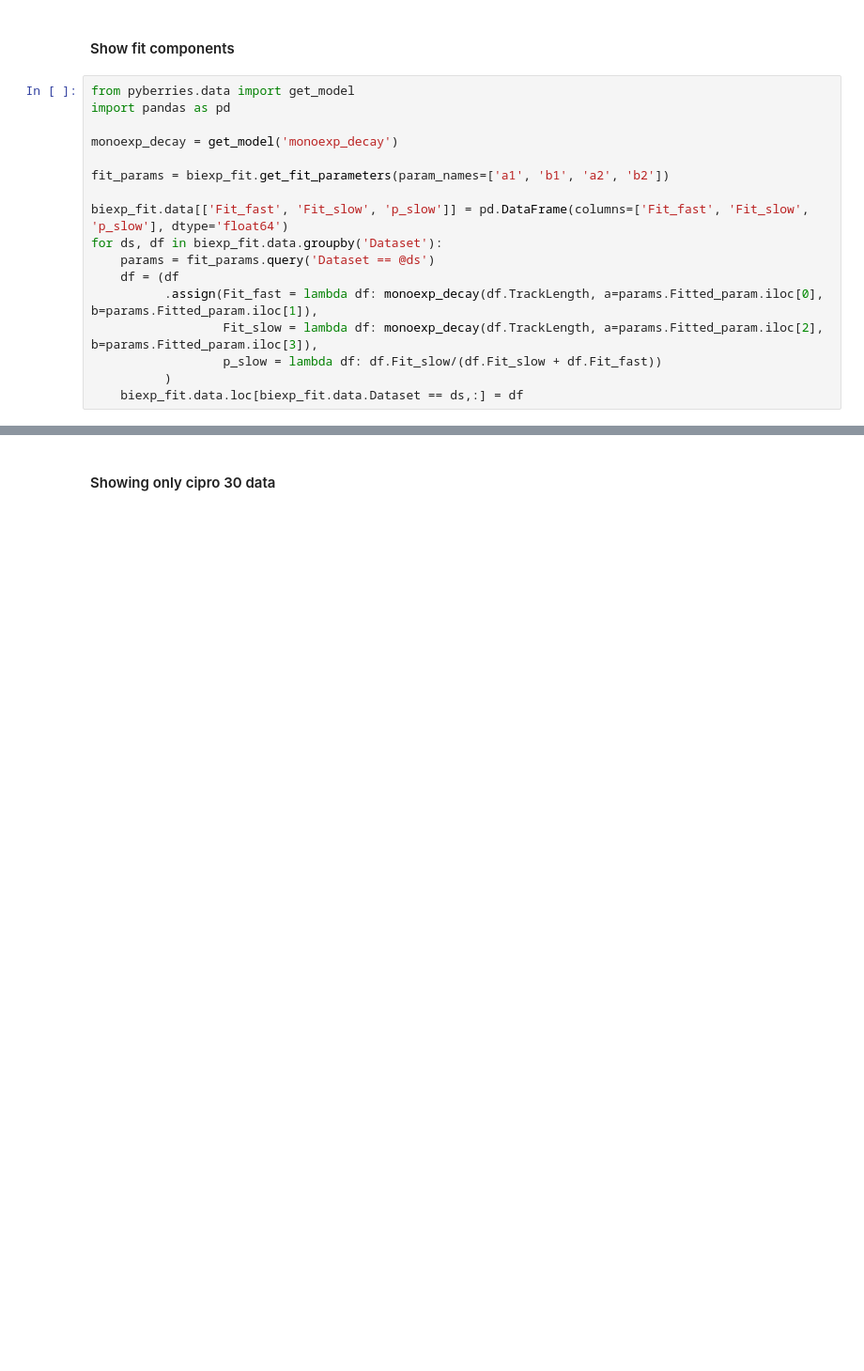
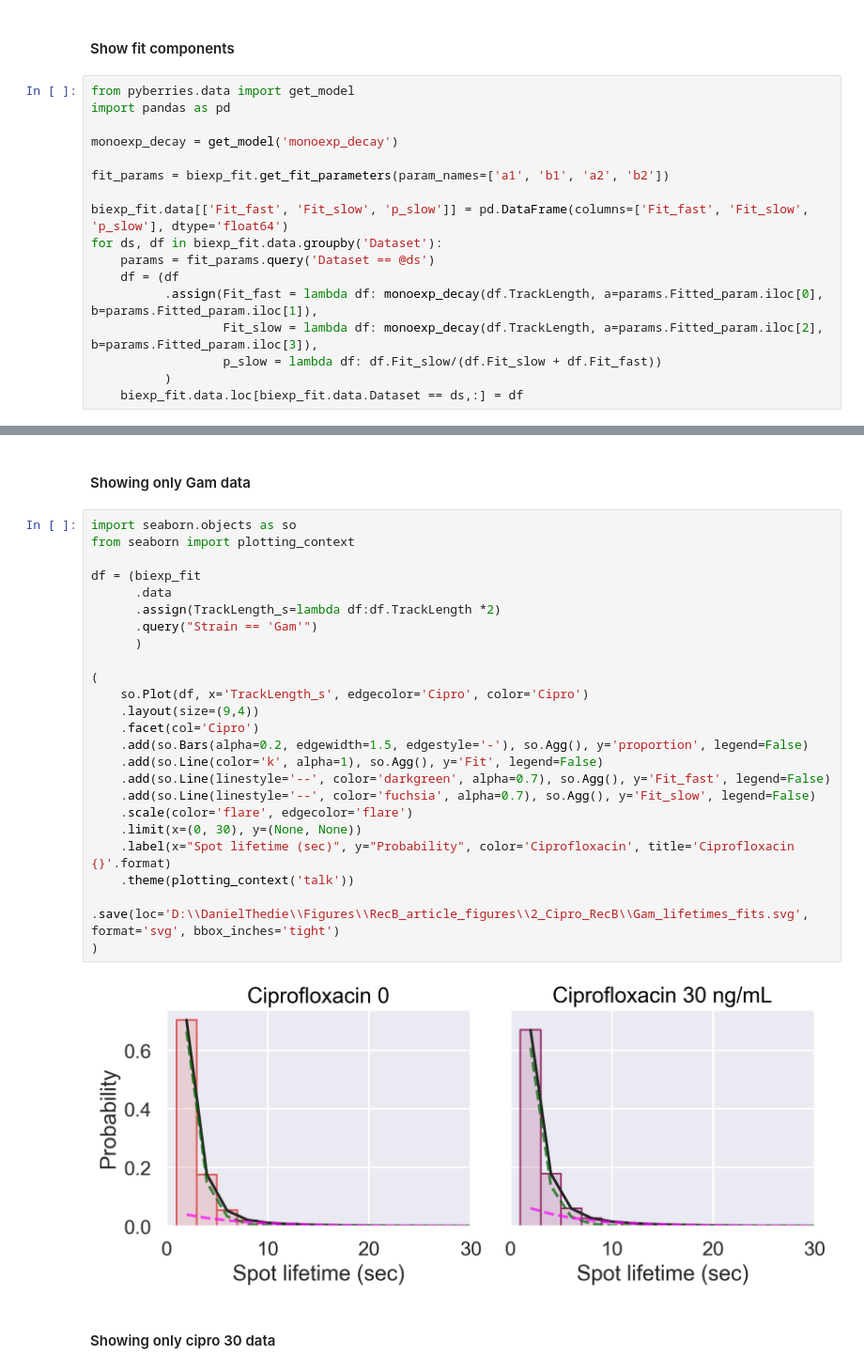
Before and after one commit to DanielThedie/RecB_article, a Jupyter notebook: Notebooks/2_Ciprofloxacin_damage/Gam_control.ipynb, the cells around one changed output, grey strips where cells are left out. Shown at 94% size. Saved outputs shown, nothing was run; the diff lists cells and outputs as text; blank space fills up the shorter version.

```diff
--- a/Notebooks/2_Ciprofloxacin_damage/Gam_control.ipynb
+++ b/Notebooks/2_Ciprofloxacin_damage/Gam_control.ipynb
@@ -392,3 +398,31 @@ import seaborn.objects as so
+# %% [markdown]
+#### Showing only Gam data
+# %%
+import seaborn.objects as so
+from seaborn import plotting_context
+
+df = (biexp_fit
+      .data
+      .assign(TrackLength_s=lambda df:df.TrackLength *2)
+      .query("Strain == 'Gam'")
+      )
+
+(
+    so.Plot(df, x='TrackLength_s', edgecolor='Cipro', color='Cipro')
+    .layout(size=(9,4))
+    .facet(col='Cipro')
+    .add(so.Bars(alpha=0.2, edgewidth=1.5, edgestyle='-'), so.Agg(), y='proportion', legend=False)
+    .add(so.Line(color='k', alpha=1), so.Agg(), y='Fit', legend=False)
+    .add(so.Line(linestyle='--', color='darkgreen', alpha=0.7), so.Agg(), y='Fit_fast', legend=False)
+    .add(so.Line(linestyle='--', color='fuchsia', alpha=0.7), so.Agg(), y='Fit_slow', legend=False)
+    .scale(color='flare', edgecolor='flare')
+    .limit(x=(0, 30), y=(None, None))
+    .label(x="Spot lifetime (sec)", y="Probability", color='Ciprofloxacin', title='Ciprofloxacin {}'.format)
+    .theme(plotting_context('talk'))
+    .save(loc='D:\\DanielThedie\\Figures\\RecB_article_figures\\2_Cipro_RecB\\Gam_lifetimes_fits.svg', format='svg', bbox_inches='tight')
+)
+# %% [output]
+[figure, added]
 # %% [markdown]
 #### Showing only cipro 30 data
 # %%
```
Also changed, not shown: parts of 9 cells of this notebook.
